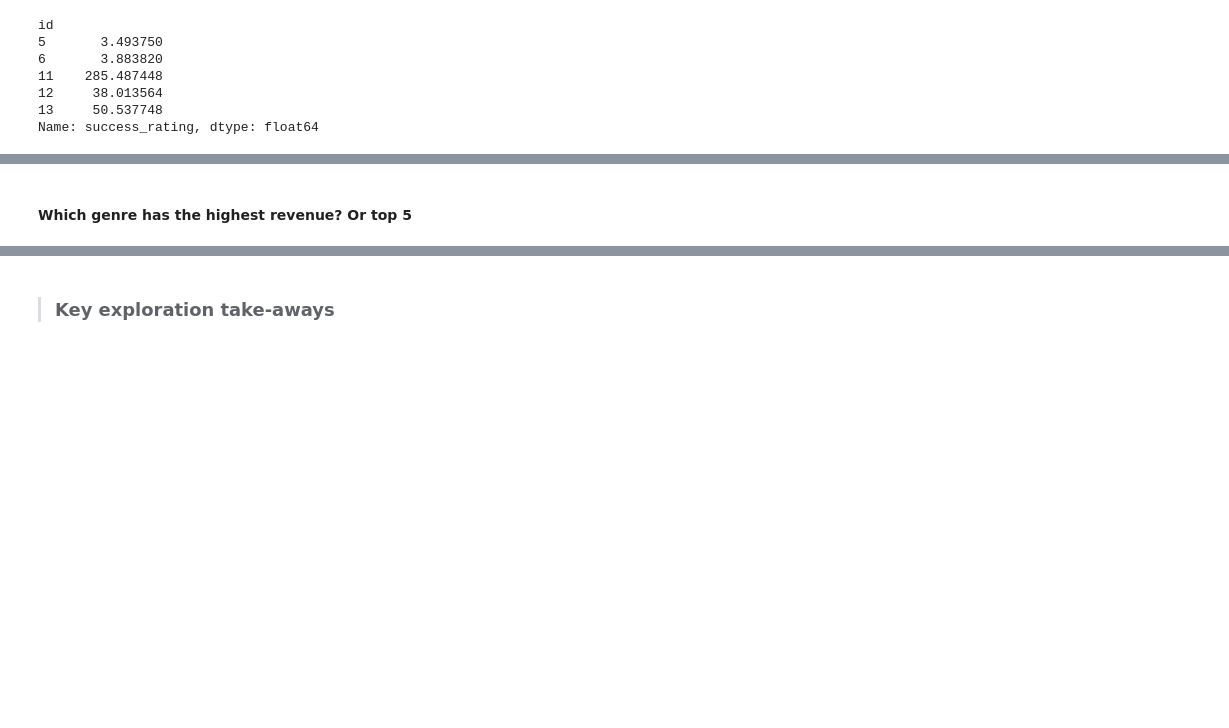
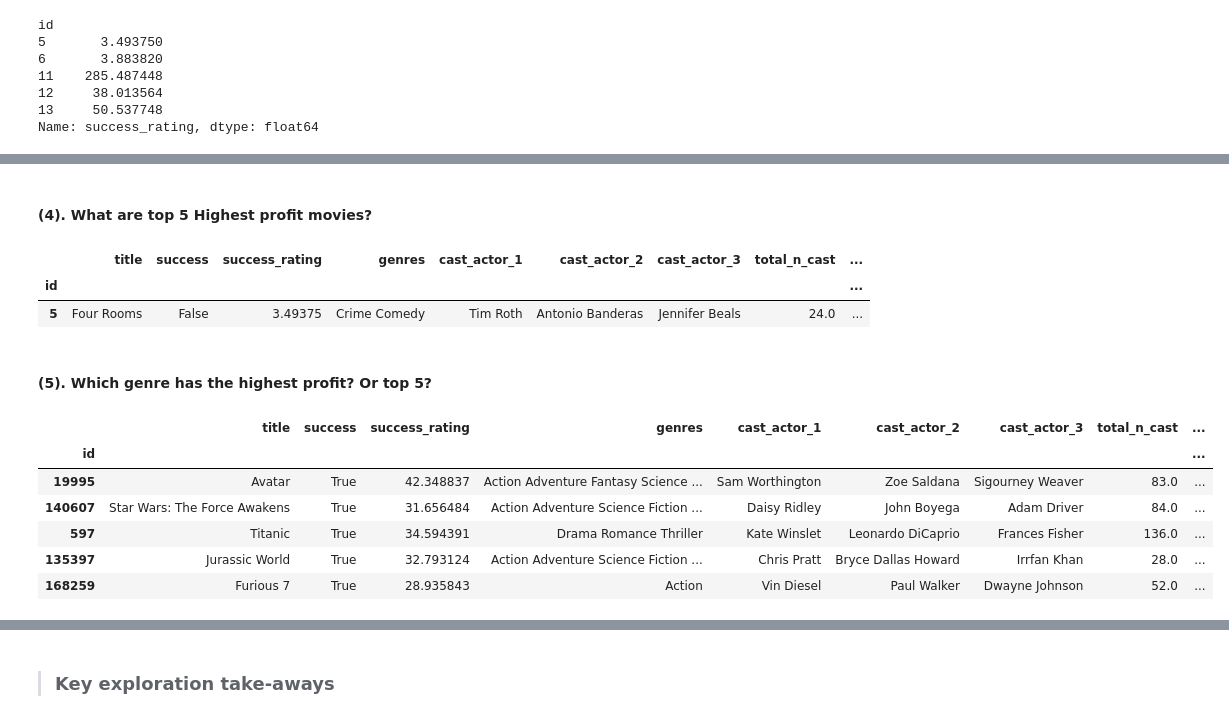
Before and after one commit to Movie-Success-Capstone/Movie-Capstone, a Jupyter notebook: stephen_explore.ipynb, the cells around one changed output, grey strips where cells are left out. Saved outputs shown, nothing was run; the diff lists cells and outputs as text; code cells hidden in the pictures; blank space fills up the shorter version.

```diff
--- a/stephen_explore.ipynb
+++ b/stephen_explore.ipynb
@@ -269,2 +287,21 @@ Index(['budget', 'genres', 'id', 'imdb_id', 'overview', 'popularity',
+# %% [markdown]
+#### (4). What are top 5 Highest profit movies?
+# %%
+df.head(1)
+# %% [output]
+|  | title | success | success_rating | genres | cast_actor_1 | cast_actor_2 | cast_actor_3 | total_n_cast | ... |
+| id |  |  |  |  |  |  |  |  | ... |
+| 5 | Four Rooms | False | 3.49375 | Crime Comedy | Tim Roth | Antonio Banderas | Jennifer Beals | 24.0 | ... |
 # %% [markdown]
-#### Which genre has the highest revenue? Or top 5
+#### (5). Which genre has the highest profit? Or top 5?
+# %%
+top_5_most_profitable = df.nlargest(n = 5, columns = ['profit_amount'])
+top_5_most_profitable
+# %% [output]
+|  | title | success | success_rating | genres | cast_actor_1 | cast_actor_2 | cast_actor_3 | total_n_cast | ... |
+| id |  |  |  |  |  |  |  |  | ... |
+| 19995 | Avatar | True | 42.348837 | Action Adventure Fantasy Science ... | Sam Worthington | Zoe Saldana | Sigourney Weaver | 83.0 | ... |
+| 140607 | Star Wars: The Force Awakens | True | 31.656484 | Action Adventure Science Fiction ... | Daisy Ridley | John Boyega | Adam Driver | 84.0 | ... |
+| 597 | Titanic | True | 34.594391 | Drama Romance Thriller | Kate Winslet | Leonardo DiCaprio | Frances Fisher | 136.0 | ... |
+| 135397 | Jurassic World | True | 32.793124 | Action Adventure Science Fiction ... | Chris Pratt | Bryce Dallas Howard | Irrfan Khan | 28.0 | ... |
+| 168259 | Furious 7 | True | 28.935843 | Action | Vin Diesel | Paul Walker | Dwayne Johnson | 52.0 | ... |
```
Also changed, not shown: parts of 18 cells of this notebook.
